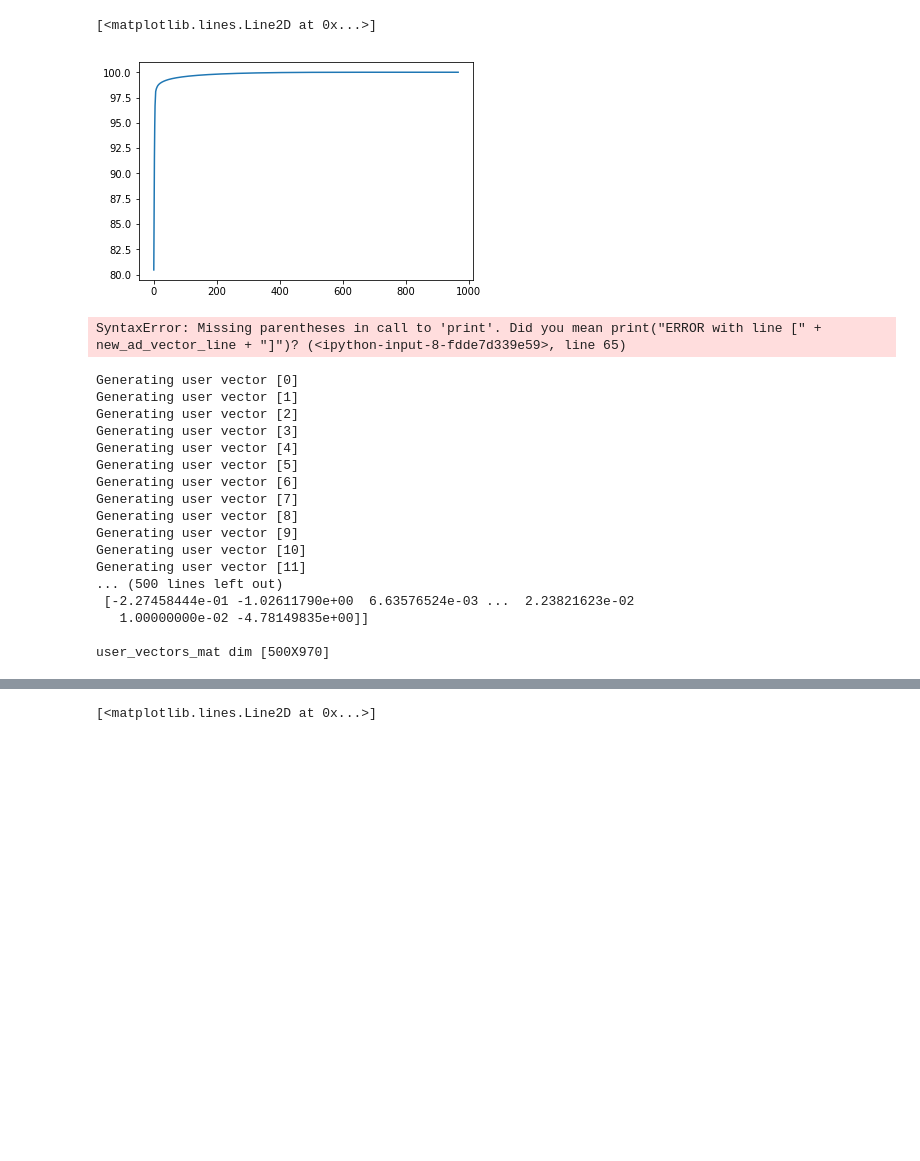
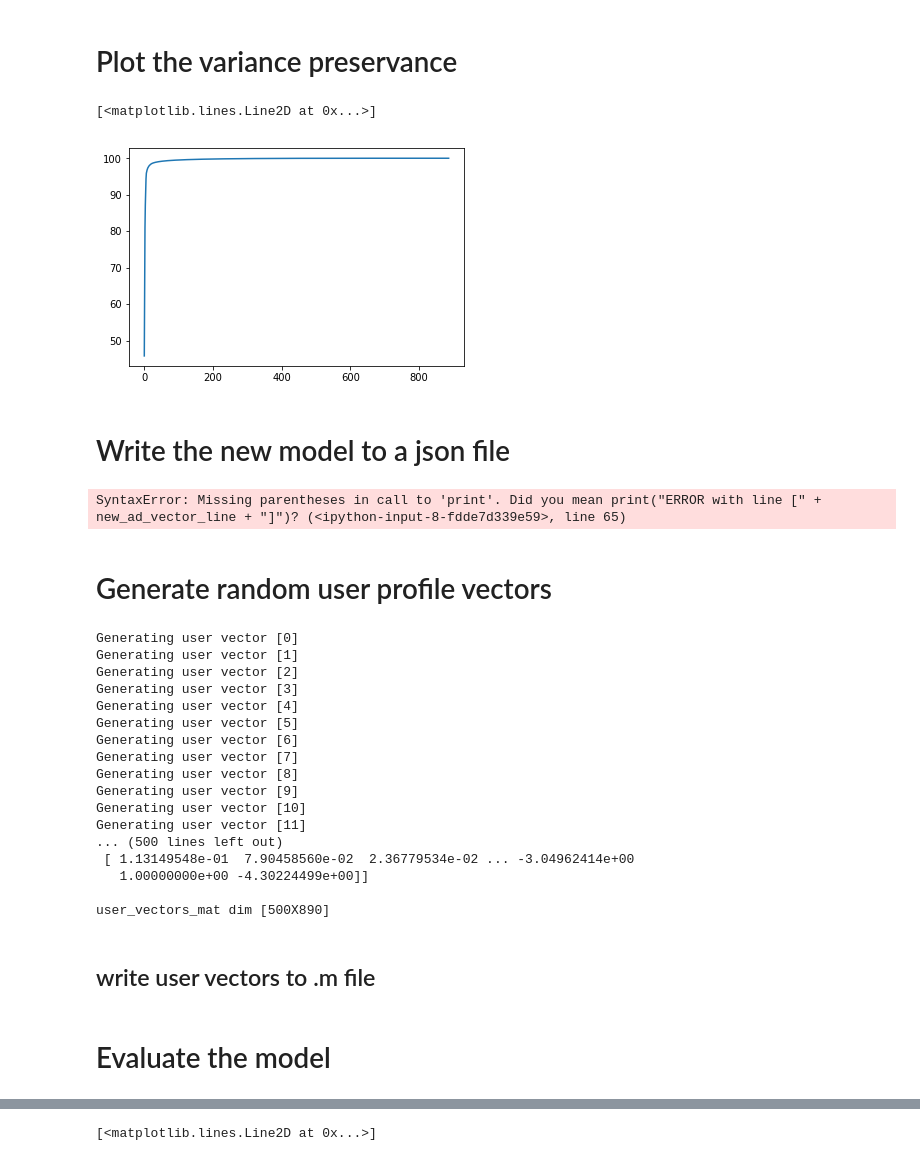
Before and after one commit to ofekp/tools, a Jupyter notebook: ml/presentation.ipynb, the cells around one changed output, grey strips where cells are left out. Saved outputs shown, nothing was run; the diff lists cells and outputs as text; code cells hidden in the pictures; blank space fills up the shorter version.

```diff
--- a/ml/presentation.ipynb
+++ b/ml/presentation.ipynb
@@ -105,12 +109,17 @@ def generate_label_vectors_matrix(model_file_path):
     for feature_name in user_features:
         feature = user_features[feature_name]
         num_of_neutral_vectors += len([p for p in feature.keys() if "NEUTRAL" in p])
-    label_vectors_matrix = numpy.zeros(shape=(max_num_of_rows - num_of_neutral_vectors, 970))
+    label_vectors_matrix = numpy.zeros(shape=(max_num_of_rows - num_of_neutral_vectors, orig_dim))
 
     row_idx = 0
     row_idx += getUserFeaturesVector(label_vectors_matrix, row_idx, user_features)
-    row_idx += getListUserFeatureVector(label_vectors_matrix, row_idx, user_features, "externalFeature", "exp5_allMappi")
-    row_idx += getListUserFeatureVector(label_vectors_matrix, row_idx, user_features, "externalFeature", "exp1_userCategory")
+    #row_idx += getListUserFeatureVector(label_vectors_matrix, row_idx, user_features, "externalFeature", "exp5_allMappi")
+    #row_idx += getListUserFeatureVector(label_vectors_matrix, row_idx, user_features, "externalFeature", "exp1_userCategory")
+
+    row_idx += getListUserFeatureVector(label_vectors_matrix, row_idx, user_features, "externalFeature", "exp6_ctrCategoryPS")
+    row_idx += getListUserFeatureVector(label_vectors_matrix, row_idx, user_features, "externalFeature", "exp2_userClickedCategory")
+    row_idx += getListUserFeatureVector(label_vectors_matrix, row_idx, user_features, "externalFeature", "exp9_allMappiPS")
+
     row_idx += getListUserFeatureVector(label_vectors_matrix, row_idx, user_features, "yic_mv")
     row_idx += getListUserFeatureVector(label_vectors_matrix, row_idx, user_features, "yct_c_mv_w")
     row_idx += getListUserFeatureVector(label_vectors_matrix, row_idx, user_features, "userSignal")
@@ -119,8 +130,4 @@ def generate_label_vectors_matrix(model_file_path):
 # %%
-# *********
-# algorithm
-# =========
-
 # get number of ads in the model
 num_of_ads = 0
 with open(model_file_path, 'r') as model_file:
@@ -131,7 +138,7 @@ with open(model_file_path, 'r') as model_file:
 print("ad num [" + str(num_of_ads) + "]")
 
 # prepare the matrix with all the ad vectors in rows
-X = numpy.zeros(shape=(num_of_ads, 970))
+X = numpy.zeros(shape=(num_of_ads, orig_dim))
 creative_ids = []
 with open(model_file_path, 'r') as model_file:
     ad_idx = 0
@@ -144,8 +151,8 @@ with open(model_file_path, 'r') as model_file:
             ad_idx += 1
 
 assert ad_idx == num_of_ads
-assert numpy.sum(X[:,968]) == 0  # all values in col are 0
-assert numpy.sum(X[:,969]) == X.shape[0]  # all values in col are 1
+#assert numpy.sum(X[:,(orig_dim - 2)]) == 0  # all values in col are 0
+assert numpy.sum(X[:,(orig_dim - 1)]) == X.shape[0]  # all values in col are 1
 
 # generate the label vectors
 label_vectors_matrix = generate_label_vectors_matrix(model_file_path)
@@ -153,33 +160,38 @@ label_vectors_matrix = generate_label_vectors_matrix(model_file_path)
 # the last col is the label vector bias and is equal in all label vectors
 # argmax - returns the index of the maximum value along the axis
 # the bias is taken from one of the "day" user feature vector (any of them)
-user_vector_bias = label_vectors_matrix[(label_vectors_matrix[:, 969] != 1.0).argmax(axis=0), 969]
+user_vector_bias = label_vectors_matrix[(label_vectors_matrix[:, (orig_dim - 1)] != 1.0).argmax(axis=0), (orig_dim - 1)]
 
 # all values in col are user_vector_bias
 # 8 amounts to the number of "day" feature labels - (1-7) + 1 UNKNOWN label. located here label_vectors_matrix[15460:15470,:]
 # Haifa choose to add the bias in the "day" feature. Since it is only in one feature, any user vector that is generated will have
 # the bias in the last value of the vector.
-assert numpy.sum(label_vectors_matrix[:,969] != 1.0) == 8
+#assert numpy.sum(label_vectors_matrix[:,(orig_dim - 1)] != 1.0) == 8
 
 # calculate PCA
 # 1) append the matrices
 X_for_pca = numpy.concatenate((X, label_vectors_matrix), axis=0)
 
-assert X_for_pca.shape[1] == 970
+assert X_for_pca.shape[1] == orig_dim
 
 # 2) remove the last two cols which contain 0 and 1 for bias
-X_for_pca = numpy.delete(X_for_pca, 969, 1)  # all ones
-X_for_pca = numpy.delete(X_for_pca, 968, 1)  # all zeros
+X_for_pca = numpy.delete(X_for_pca, (orig_dim - 1), 1)  # all ones
+#X_for_pca = numpy.delete(X_for_pca, (orig_dim - 2), 1)  # all zeros
 
 # 3) calculate the covariance matrix Sigma
 Sigma = numpy.matmul(numpy.transpose(X_for_pca), X_for_pca) / X_for_pca.shape[0]  # (1/|rows in X|) * (X' * X)
+# sigma_mean = numpy.mean(Sigma, axis = 0)
+# Sigma_mean = Sigma - sigma_mean
+# sigma_std = numpy.std(Sigma_mean, axis = 0)
+# Sigma_normal = Sigma_mean / sigma_std
 UX, SX, _ = numpy.linalg.svd(Sigma)  # [U S V] = svd(Sigma);
 
 # use PCA UX matrix to reduce the dimension of the ad vectors
 # calculate preserved variance percentage for declaration in the model file
 preserved_variance_pct = (numpy.sum(SX[0:K]) * 100.0) / numpy.sum(SX)
 # reduce the dimension of the ad vectors
-X_low = numpy.matmul(X[:, 0:968], UX[:, 0:K])  # Z = X * U(:, 1:K);
+#X_low = numpy.matmul(X[:, 0:(orig_dim - 2)], UX[:, 0:K])  # Z = X * U(:, 1:K);
+X_low = numpy.matmul(X[:, 0:(orig_dim - 1)], UX[:, 0:K])  # Z = X * U(:, 1:K);
 
 assert X_low.shape[1] == K
 assert X_low.shape[0] == X.shape[0]
@@ -210,15 +233,18 @@ Done
+# %% [markdown]
+# Plot the variance preservance
 # %%
-# plot the variance preservance
 sx_all = numpy.sum(SX)
 df_map = {
-    'k': range(1, 968),
-    'variance': [((numpy.sum(SX[0:k]) * 100.0) / sx_all) for k in range(1, 968)]
+    'k': range(1, (orig_dim - 2)),
+    'variance': [((numpy.sum(SX[0:k]) * 100.0) / sx_all) for k in range(1, (orig_dim - 2))]
 }
 sx_df = pd.DataFrame.from_dict(df_map)
 #print(sx_df)
 #sx_df.plot(x='k', y='variance', style='o')
 plt.plot(sx_df['variance'])
 # %% [output]
 [<matplotlib.lines.Line2D at 0x...>]
-[figure, old version]
+[figure, new version]
+# %% [markdown]
+# Write the new model to a json file
 # %%
@@ -297,11 +320,9 @@ print("Done in [" + str(int(time.time()) - start_time_sec) + "] sec")
 print("Number of written ads/number of ads in original model [" + str(ad_idx) + "/" + str(num_of_ads) + "]")
 # %% [output]
 SyntaxError: Missing parentheses in call to 'print'. Did you mean print("ERROR with line [" + new_ad_vector_line + "]")? (<ipython-input-8-fdde7d339e59>, line 65)
+# %% [markdown]
+# Generate random user profile vectors
 # %%
-# ************************************
-# generate random user profile vectors
-# ====================================
-
 num_of_profiles_to_generate = 500
 
 def get_user_features_string():
@@ -327,7 +348,7 @@ def coin_toss(p=.5):
 
 
 def get_user_features_vector(user_features):
-    feature_vector = numpy.ones(970)
+    feature_vector = numpy.ones(orig_dim)
     for feature_name in user_features:
         feature = user_features[feature_name]
         # if the feature contains any label with "NEUTRAL" skip it
@@ -345,7 +366,7 @@ def get_user_features_vector(user_features):
 # for features that are added together before multiplication
 def get_list_user_feature_vector(user_features, feature_name, sub_feature_name = None, maxNumOfLabels = 100):
     considered_labels = []
-    list_feature_vector = numpy.zeros(970)
+    list_feature_vector = numpy.zeros(orig_dim)
     list_feature = user_features[feature_name]
     if len(list_feature) <= 0:
         raise Exception("Error with feature_name [" + feature_name + "]")
@@ -393,11 +414,13 @@ def get_list_user_feature_vector(user_features, feature_name, sub_feature_name =
 
 
 def generateUserVector(user_features):
-    user_vector = numpy.ones(970)
+    user_vector = numpy.ones(orig_dim)
 
     user_vector = numpy.multiply(user_vector, get_user_features_vector(user_features))
-    user_vector = numpy.multiply(user_vector, get_list_user_feature_vector(user_features, "externalFeature", "exp5_allMappi"))
-    user_vector = numpy.multiply(user_vector, get_list_user_feature_vector(user_features, "externalFeature", "exp1_userCategory"))
+    #user_vector = numpy.multiply(user_vector, get_list_user_feature_vector(user_features, "externalFeature", "exp5_allMappi"))
+    #user_vector = numpy.multiply(user_vector, get_list_user_feature_vector(user_features, "externalFeature", "exp1_userCategory"))
+    user_vector = numpy.multiply(user_vector, get_list_user_feature_vector(user_features, "externalFeature", "exp9_allMappiPS"))
+
     user_vector = numpy.multiply(user_vector, get_list_user_feature_vector(user_features, "yic_mv"))
     user_vector = numpy.multiply(user_vector, get_list_user_feature_vector(user_features, "yct_c_mv_w"))
     user_vector = numpy.multiply(user_vector, get_list_user_feature_vector(user_features, "userSignal"))
@@ -405,7 +428,7 @@ def generateUserVector(user_features):
     return user_vector
 
 user_features = json.loads(get_user_features_string())
-user_vectors_mat = numpy.empty((0,970), int)
+user_vectors_mat = numpy.empty((0,orig_dim), int)
 for i in range(num_of_profiles_to_generate):
     print("Generating user vector [" + str(i) + "]")
     user_vector = generateUserVector(user_features)
@@ -433,8 +456,10 @@ Generating user vector [9]
 Generating user vector [10]
 Generating user vector [11]
 ... (500 lines left out)
- [-2.27458444e-01 -1.02611790e+00  6.63576524e-03 ...  2.23821623e-02
-   1.00000000e-02 -4.78149835e+00]]
+ [ 1.13149548e-01  7.90458560e-02  2.36779534e-02 ... -3.04962414e+00
+   1.00000000e+00 -4.30224499e+00]]
 
-user_vectors_mat dim [500X970]
+user_vectors_mat dim [500X890]
+# %% [markdown]
+## write user vectors to .m file
 # %%
@@ -451,4 +472,6 @@ with open(user_vectors_file_path, 'a') as user_vector_file:
         user_vector = ' '.join(user_vector.split())
         user_vector = re.sub(r'^\[|\]$', '', user_vector)
         user_vector_file.write(user_vector + "\n")
+# %% [markdown]
+# Evaluate the model
 # %%
```
Also changed, not shown: parts of 10 cells of this notebook, 1 other file.
